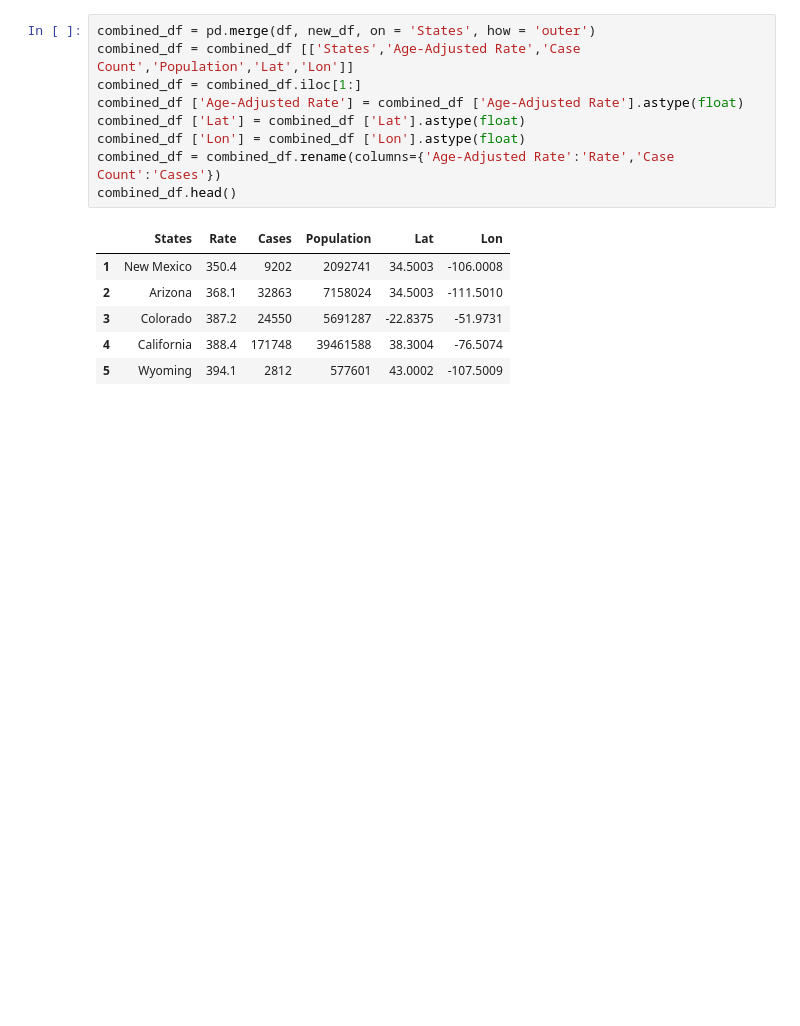
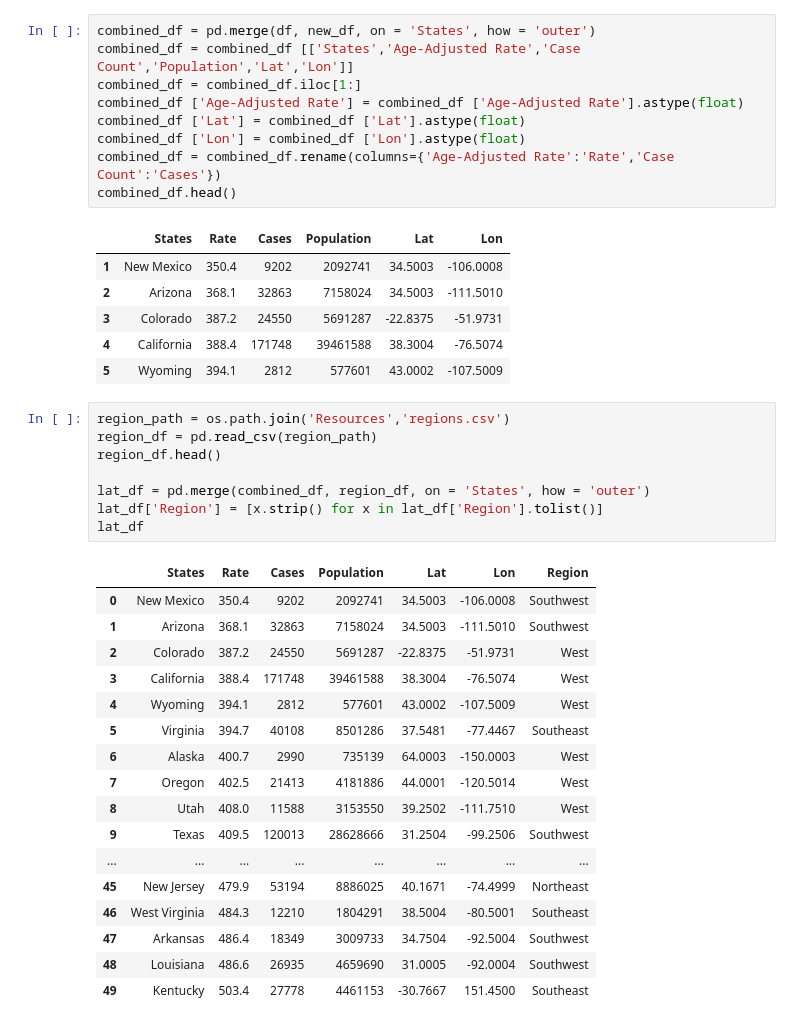
Before and after one commit to luliang333/group_project_1, a Jupyter notebook: latitude.ipynb, the cells around one changed output. Cells and saved outputs as stored; diff of their text form; blank space fills up the shorter version.

```diff
--- a/latitude.ipynb
+++ b/latitude.ipynb
@@ -74,3 +74,29 @@ combined_df.head()
 | 3 | Colorado | 387.2 | 24550 | 5691287 | -22.8375 | -51.9731 |
 | 4 | California | 388.4 | 171748 | 39461588 | 38.3004 | -76.5074 |
 | 5 | Wyoming | 394.1 | 2812 | 577601 | 43.0002 | -107.5009 |
+# %%
+region_path = os.path.join('Resources','regions.csv')
+region_df = pd.read_csv(region_path)
+region_df.head()
+
+lat_df = pd.merge(combined_df, region_df, on = 'States', how = 'outer')
+lat_df['Region'] = [x.strip() for x in lat_df['Region'].tolist()]
+lat_df
+# %% [output]
+|  | States | Rate | Cases | Population | Lat | Lon | Region |
+| 0 | New Mexico | 350.4 | 9202 | 2092741 | 34.5003 | -106.0008 | Southwest |
+| 1 | Arizona | 368.1 | 32863 | 7158024 | 34.5003 | -111.5010 | Southwest |
+| 2 | Colorado | 387.2 | 24550 | 5691287 | -22.8375 | -51.9731 | West |
+| 3 | California | 388.4 | 171748 | 39461588 | 38.3004 | -76.5074 | West |
+| 4 | Wyoming | 394.1 | 2812 | 577601 | 43.0002 | -107.5009 | West |
+| 5 | Virginia | 394.7 | 40108 | 8501286 | 37.5481 | -77.4467 | Southeast |
+| 6 | Alaska | 400.7 | 2990 | 735139 | 64.0003 | -150.0003 | West |
+| 7 | Oregon | 402.5 | 21413 | 4181886 | 44.0001 | -120.5014 | West |
+| 8 | Utah | 408.0 | 11588 | 3153550 | 39.2502 | -111.7510 | West |
+| 9 | Texas | 409.5 | 120013 | 28628666 | 31.2504 | -99.2506 | Southwest |
+| ... | ... | ... | ... | ... | ... | ... | ... |
+| 45 | New Jersey | 479.9 | 53194 | 8886025 | 40.1671 | -74.4999 | Northeast |
+| 46 | West Virginia | 484.3 | 12210 | 1804291 | 38.5004 | -80.5001 | Southeast |
+| 47 | Arkansas | 486.4 | 18349 | 3009733 | 34.7504 | -92.5004 | Southwest |
+| 48 | Louisiana | 486.6 | 26935 | 4659690 | 31.0005 | -92.0004 | Southwest |
+| 49 | Kentucky | 503.4 | 27778 | 4461153 | -30.7667 | 151.4500 | Southeast |
```
Also changed, not shown: parts of 8 cells of this notebook, 16 other files.
